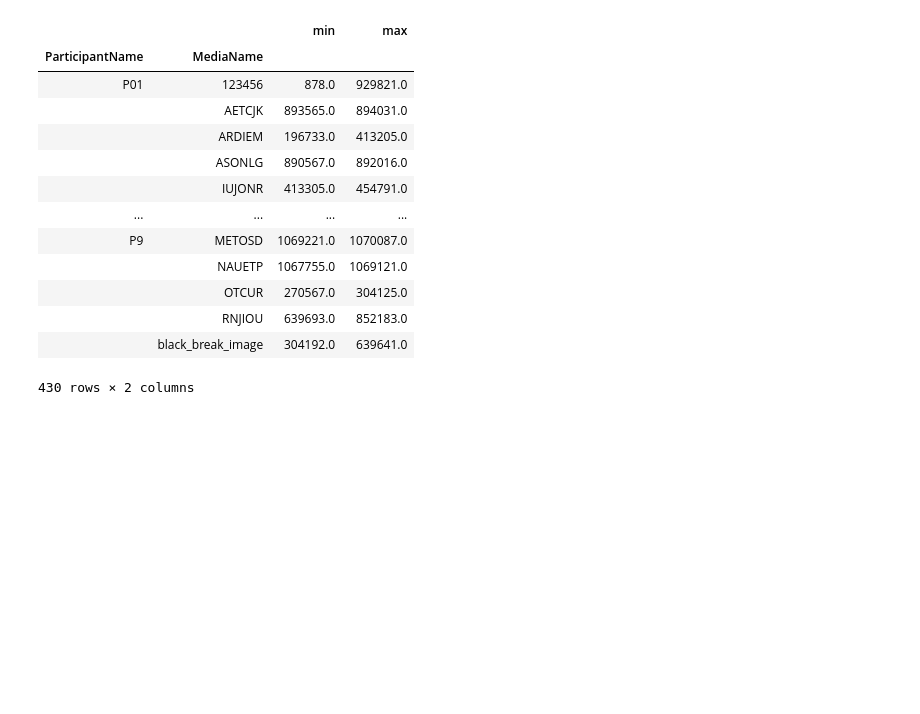
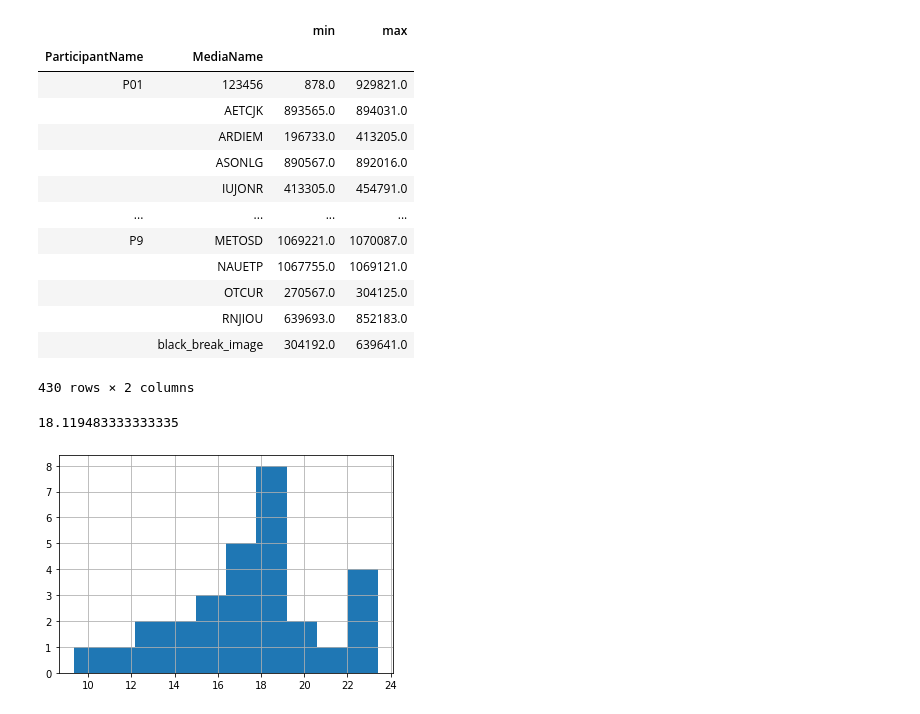
Before and after one commit to jessebmurray/eyetracking, a Jupyter notebook: par_data_total.ipynb, the cells around one changed output. Drawn from its saved outputs; the diff is of its cells as text; code cells hidden in the pictures; blank space fills up the shorter version.

```diff
--- a/par_data_total.ipynb
+++ b/par_data_total.ipynb
@@ -79,6 +162,22 @@ total_data.groupby(['ParticipantName', 'MediaName']).RecordingTimestamp.agg([min
 |  | RNJIOU | 639693.0 | 852183.0 |
 |  | black_break_image | 304192.0 | 639641.0 |
 430 rows × 2 columns
+# %%
+"""
+Find the total recording time for each participant (in minutes). The median is 18 minutes. The total time of the
+experiment was 30 minutes but for some it took a longer or shorter amount of time to do the calibration/read the
+prompt. Also near the end we promised to let participants out after 25 minutes to incentivize them to come, plus it
+seemed as though 30 minutes was too long and the quality of data would go down.
+"""
+
+# (divide by 60000 to convert from milliseconds to minutes)
+total_recording_time = total_data.groupby(['ParticipantName']).RecordingTimestamp.max().map(lambda x: x / 60000)
+
+total_recording_time.hist()
+total_recording_time.median()
+# %% [output]
+18.119483333333335
+[figure, added]
 # %%
 """
 The coordinates for the five and six letter words are provided. They're listed as [x, y] where x and and y are both
```
Also changed, not shown: parts of 6 cells of this notebook.
